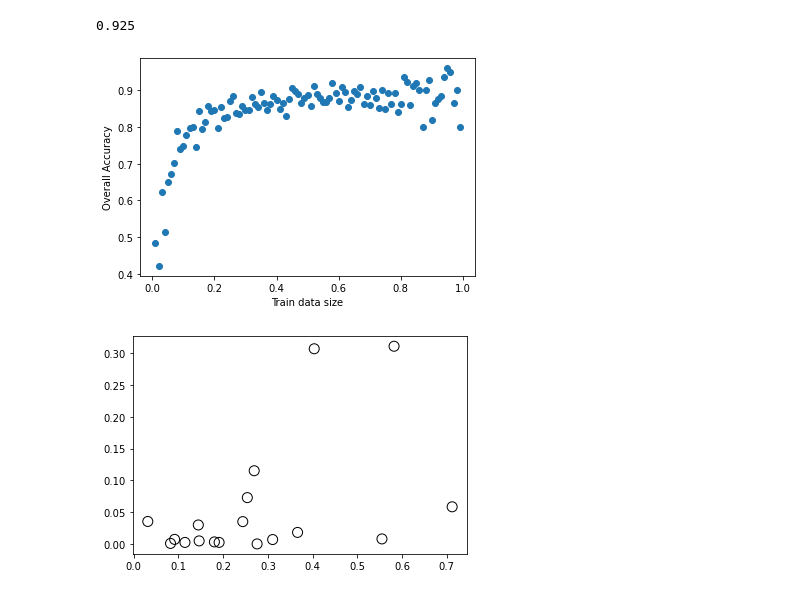
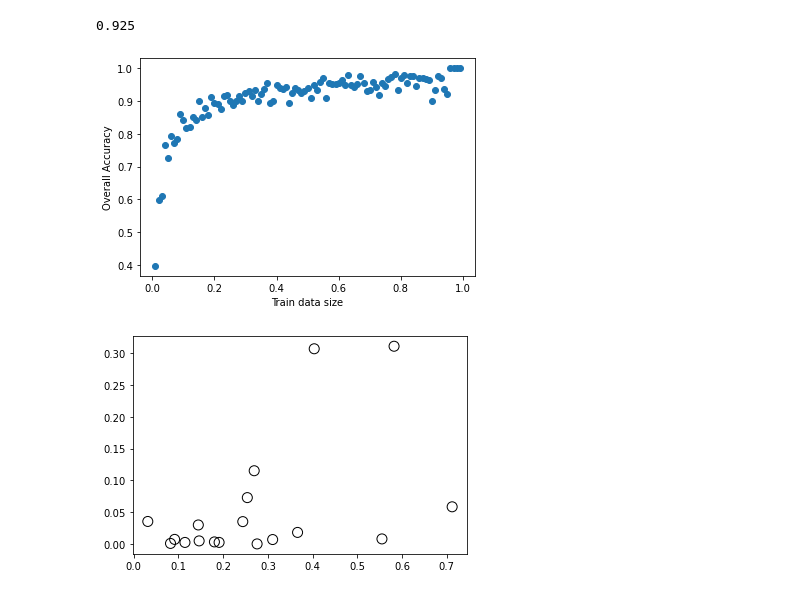
Before and after one commit to lm2-me/GEO5017Assignment2, a Jupyter notebook: SVM_linear.ipynb, the cells around one changed output. Drawn from its saved outputs; the diff is of its cells as text; code cells hidden in the pictures.

Commit message:
Added feat RobustScaled file. Also updated violin plots.

```diff
--- a/SVM_linear.ipynb
+++ b/SVM_linear.ipynb
@@ -35,55 +35,36 @@ metrics.accuracy_score(y_test, y_pred)
 # %% [output]
 0.925
 # %%
-test_avg = np.zeros(19)
-AO_avg = np.zeros(19)
 
-for i in range(0,1):
+test_size_neg = []
+test_size_record = []
+AO = []
 
-    test_size_neg = []
-    test_size_record = []
-    AO = []
+test_size = 0
+while test_size < 0.99:
+    test_size += 0.01
+    X_train, X_test, y_train, y_test = train_test_split(X, y, test_size=test_size)
 
-    test_size = 0
-    while test_size < 0.99:
-        test_size += 0.01
-        X_train, X_test, y_train, y_test = train_test_split(X, y, test_size=test_size)
+    classifier = svm.SVC(kernel='rbf', C=1000,decision_function_shape='ovr')
+    classifier.fit(X_train,y_train)
 
-        classifier = svm.SVC(kernel='rbf', C=1,decision_function_shape='ovr')
-        classifier.fit(X_train,y_train)
+    y_pred = classifier.predict(X_test)
+    accuracy = metrics.accuracy_score(y_test, y_pred)
 
-        y_pred = classifier.predict(X_test)
-        accuracy = metrics.accuracy_score(y_test, y_pred)
+    test_size_record.append(test_size)
+    AO.append(accuracy)
+    test_size_neg.append(1-test_size)
+    # print(test_size)
 
-        test_size_record.append(test_size)
-        AO.append(accuracy)
-        test_size_neg.append(1-test_size)
-        # print(test_size)
-
-#     test_avg = np.append(test_avg,np.array(test_size_record))
-#     AO_avg = np.append(AO_avg,np.array(AO))
-
-# new = np.mean(np.split(AO_avg, 19), axis=1)
-# new_test = np.mean(np.split(test_avg, 19), axis=1)
-
-# print(new_test)
-# # print(np.mean(new, axis=1))
-# # print('\n')
-# # print(new)
-
-# import matplotlib.pyplot as plt
-
-# plt.scatter(new_test, new)
-# plt.show()
 
 import matplotlib.pyplot as plt
 
 plt.scatter(test_size_neg, AO)
 plt.xlabel("Train data size")
 plt.ylabel("Overall Accuracy")
 plt.show()
 # %% [output]
-[figure, old version]
+[figure, new version]
 # %%
 # classifier.support_vectors_[]
 #not working
```
Also changed, not shown: 4 other files.
